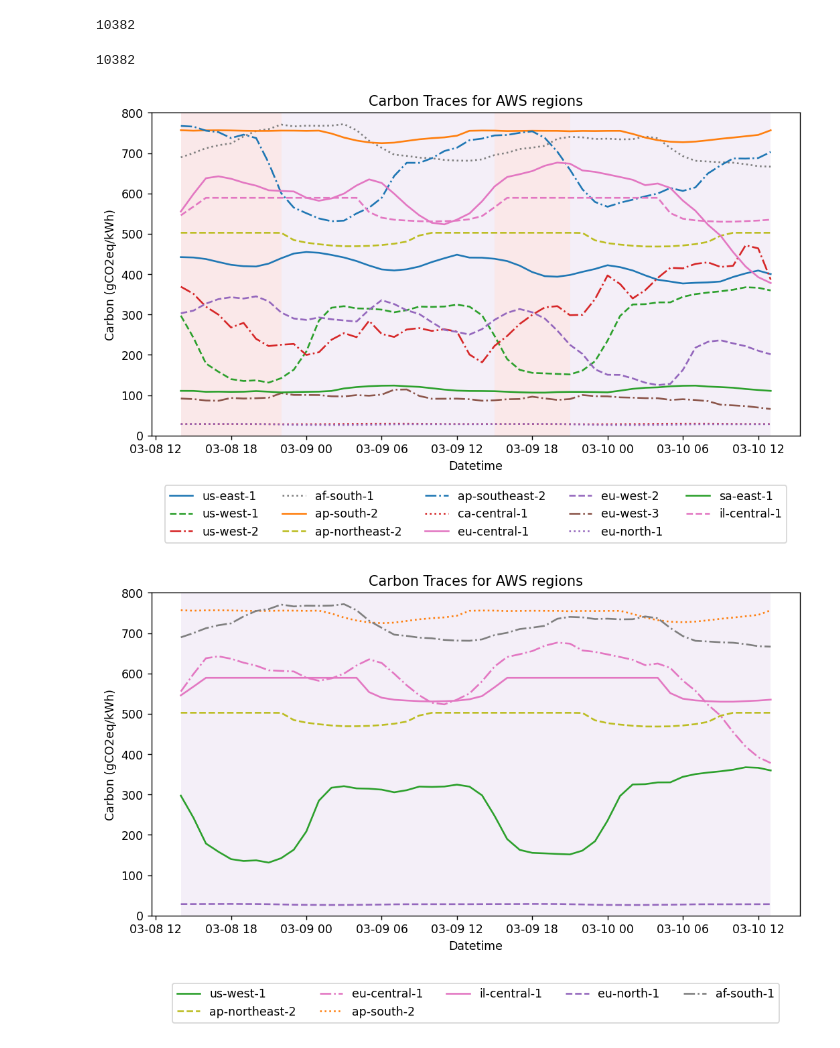
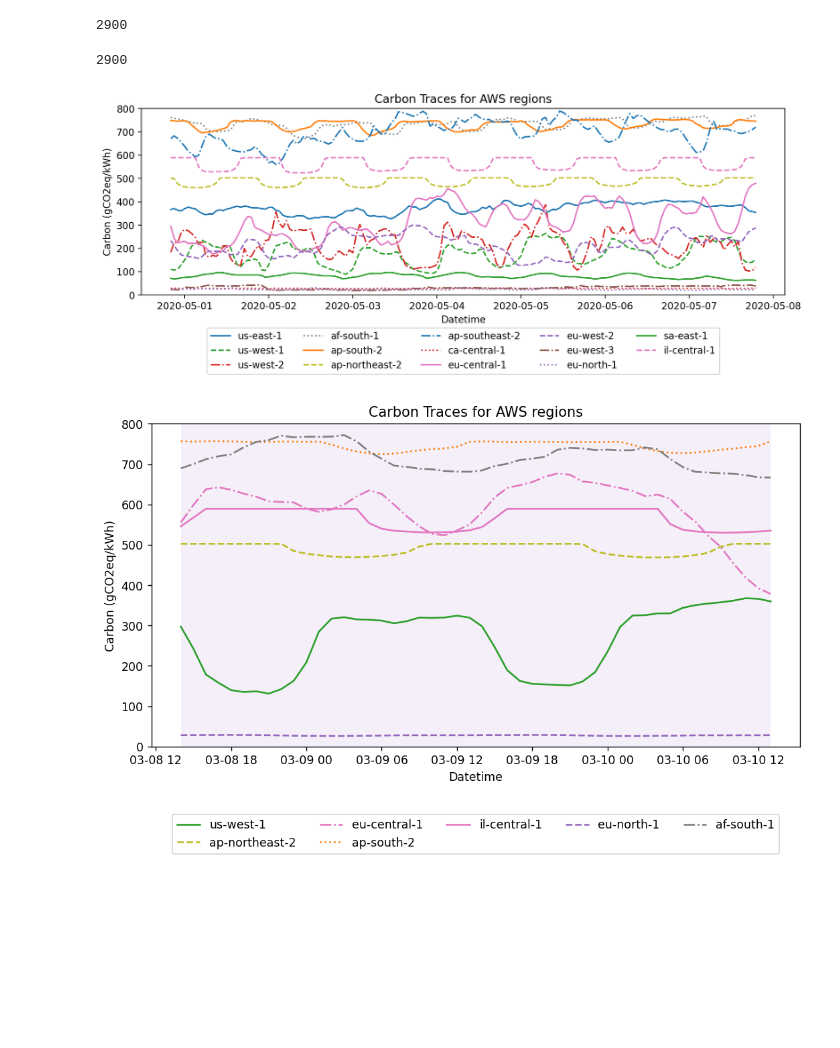
Before and after one commit to umassos/caslb-experiments, a Jupyter notebook: examiningCarbon.ipynb, the cells around one changed output. Drawn from its saved outputs; the diff is of its cells as text; code cells hidden in the pictures; blank space fills up the shorter version.

```diff
--- a/examiningCarbon.ipynb
+++ b/examiningCarbon.ipynb
@@ -71,8 +71,8 @@ datetimes, carbon_vector = carbonTraces.get_numpy(m)
 # get the simplex carbon trace
 carbon_simplex = carbonTraces.get_simplex(simplex_names)
 # %%
-# get a random 48 hour sequence
-T = 48
+# get a random week
+T = 7*24
 # randomly choose an index from datetimes, and make sure there are at least T days including/after that index
 index = np.random.randint(0, len(datetimes) - T)
 dtSequence = datetimes[index:index+T]
@@ -81,51 +81,51 @@ print(index)
 # get the carbon traces for the sequence
 simplexSequence = carbon_simplex[index:index+T, :]
 # %% [output]
-10382
+2900
 # %%
 print(dtSequence.index[0])
 # %% [output]
-10382
+2900
 # %%
 import itertools
 # plot once for each region
 names = m.get_names()
-plt.figure(figsize=(10, 5), dpi=125)
+plt.figure(figsize=(12, 3.5), dpi=200)
 linestyles = ['-', '--', '-.', ':']
 # create iterator for linestyles, make the iterator infinite
 linestyle = itertools.cycle(linestyles)
 
 for i, name in enumerate(names):
     regionIndex = simplex_names.index(name + " ON")
     carbonTrace = simplexSequence[:, regionIndex]
     index = i
     if index > 9:
         index = index - 9
     plt.plot(dtSequence, carbonTrace, label=name, linestyle=next(linestyle), color=colorDict[name])
 # for each hour of the plotted week, shade the background with the color of the region with the lowest carbon
-for i in range(T-1):
-    # get the carbon for each region at this hour
-    carbon = simplexSequence[i, :]
-    # get the region with the lowest nonzero carbon
-    minIndex = np.argmin(carbon[np.nonzero(carbon)])*2
-    minRegion = simplex_names[minIndex]
-    colorIndex = names.index(minRegion[:-3])
-    # shade the background
-    plt.axvspan(dtSequence[dtSequence.index[i]], dtSequence[dtSequence.index[i+1]], facecolor=colorDict[minRegion[:-3]], alpha=0.1)
+# for i in range(T-1):
+#     # get the carbon for each region at this hour
+#     carbon = simplexSequence[i, :]
+#     # get the region with the lowest nonzero carbon
+#     minIndex = np.argmin(carbon[np.nonzero(carbon)])*2
+#     minRegion = simplex_names[minIndex]
+#     colorIndex = names.index(minRegion[:-3])
+#     # shade the background
+#     plt.axvspan(dtSequence[dtSequence.index[i]], dtSequence[dtSequence.index[i+1]], facecolor=colorDict[minRegion[:-3]], alpha=0.1)
 plt.xlabel('Datetime')
 plt.ylim(0, 800)
 plt.ylabel('Carbon (gCO2eq/kWh)')
 plt.title('Carbon Traces for AWS regions')
 # put the legend outside the figure at the bottom
-plt.legend(loc='lower center', bbox_to_anchor=(0.5, -0.35), ncol=5)
-plt.show()
+plt.legend(loc='lower center', bbox_to_anchor=(0.5, -0.45), ncol=5)
+plt.savefig('plots/carbon_traces.pdf', bbox_inches='tight')
 
 # # print the carbon trace for eu-west-3
 # regionIndex = simplex_names.index("eu-west-3 ON")
 # carbonTrace = simplexSequence[:, regionIndex]
 # print(carbonTrace)
 # %% [output]
-[figure, old version]
+[figure, new version]
 # %%
 # pick a smaller subset of regions
 # AWS regions
```
Also changed, not shown: parts of 7 cells of this notebook, 10 other files.
